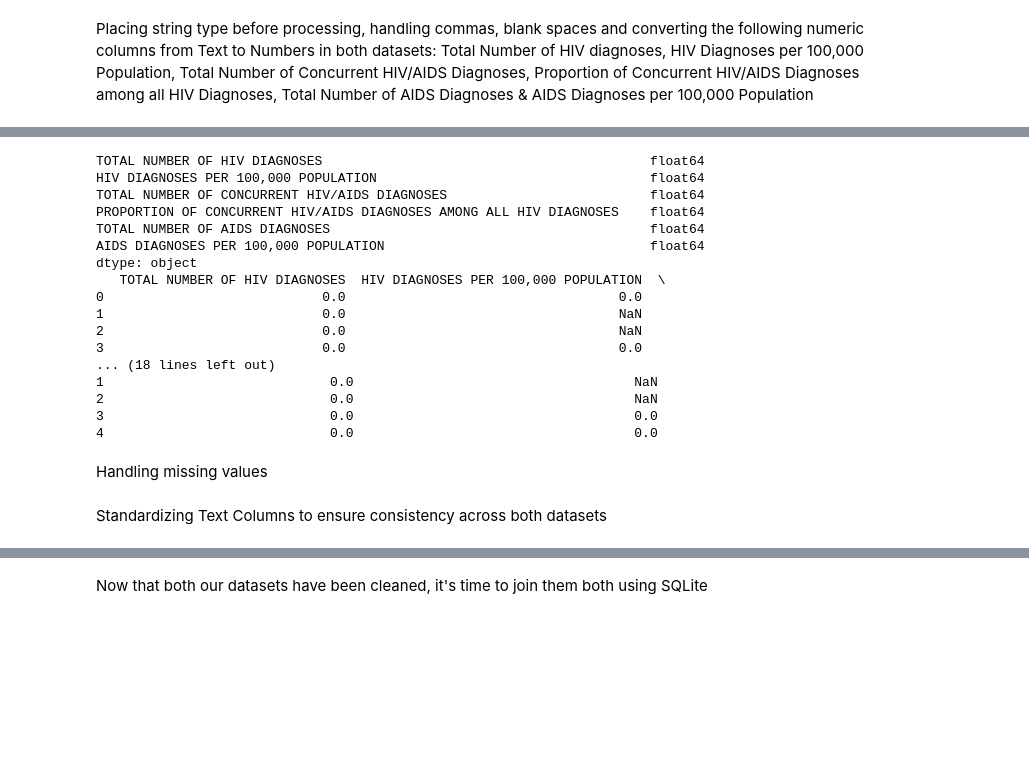
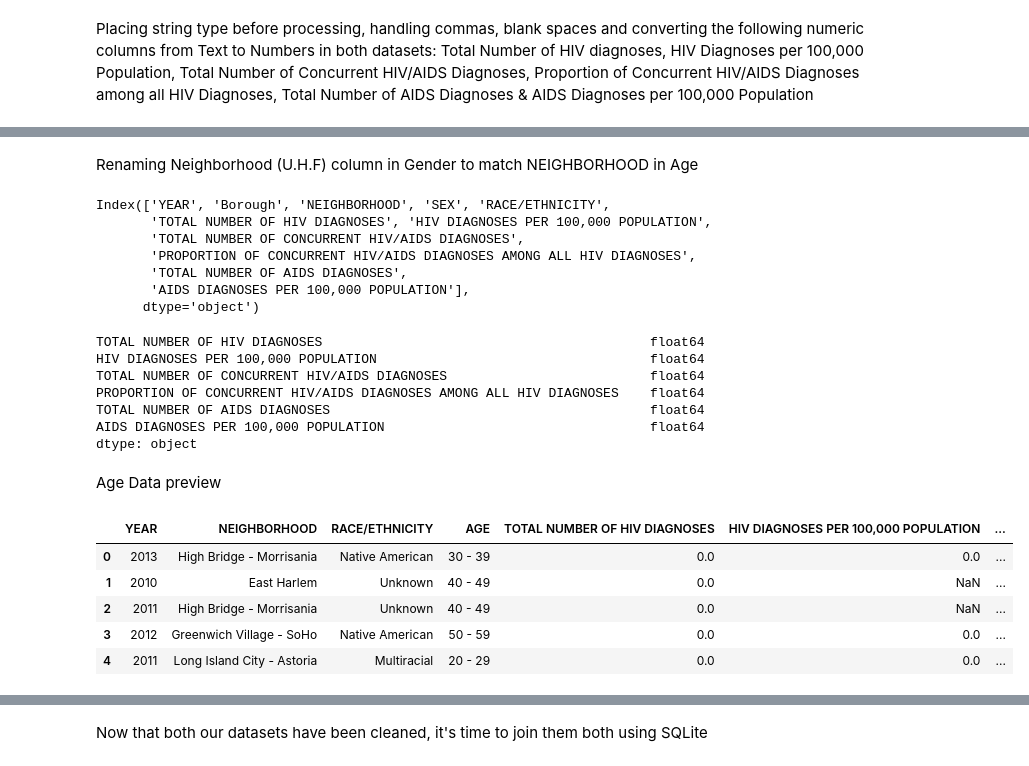
Before and after one commit to Victoire03/HIV-infections-in-New-York-City, a Jupyter notebook: Data_analysis.ipynb, the cells around one changed output, grey strips where cells are left out. Saved outputs shown, nothing was run; the diff lists cells and outputs as text; code cells hidden in the pictures; blank space fills up the shorter version.

```diff
--- a/Data_analysis.ipynb
+++ b/Data_analysis.ipynb
@@ -64,0 +66,4 @@ df_Gender.shape
+# %%
+#Slicing the number of rows in Age to match Gender
+df_Age = df_Age.head(8976).copy()
+df_Age.shape
@@ -134,3 +175,16 @@ dtype: object
+# %% [markdown]
+Renaming Neighborhood (U.H.F) column in Gender to match NEIGHBORHOOD in Age
+# %%
+df_Gender.rename(columns={"Neighborhood (U.H.F)": "NEIGHBORHOOD"}, inplace=True)
+df_Gender.columns
+# %% [output]
+Index(['YEAR', 'Borough', 'NEIGHBORHOOD', 'SEX', 'RACE/ETHNICITY',
+       'TOTAL NUMBER OF HIV DIAGNOSES', 'HIV DIAGNOSES PER 100,000 POPULATION',
+       'TOTAL NUMBER OF CONCURRENT HIV/AIDS DIAGNOSES',
+       'PROPORTION OF CONCURRENT HIV/AIDS DIAGNOSES AMONG ALL HIV DIAGNOSES',
+       'TOTAL NUMBER OF AIDS DIAGNOSES',
+       'AIDS DIAGNOSES PER 100,000 POPULATION'],
+      dtype='object')
 # %%
 # Converting the grouped by Age dataset columns to numeric, handling errors and strings with commas
 
@@ -149,7 +203,7 @@ for col in columns_to_convert:
 
 print(df_Age[columns_to_convert].dtypes)
 
-print(df_Age[columns_to_convert].head())
+#print(df_Age[columns_to_convert].head())
 # %% [output]
 TOTAL NUMBER OF HIV DIAGNOSES                                          float64
 HIV DIAGNOSES PER 100,000 POPULATION                                   float64
@@ -158,17 +212,18 @@ PROPORTION OF CONCURRENT HIV/AIDS DIAGNOSES AMONG ALL HIV DIAGNOSES    float64
 TOTAL NUMBER OF AIDS DIAGNOSES                                         float64
 AIDS DIAGNOSES PER 100,000 POPULATION                                  float64
 dtype: object
-   TOTAL NUMBER OF HIV DIAGNOSES  HIV DIAGNOSES PER 100,000 POPULATION  \
-0                            0.0                                   0.0
-1                            0.0                                   NaN
-2                            0.0                                   NaN
-3                            0.0                                   0.0
-... (18 lines left out)
-1                             0.0                                    NaN
-2                             0.0                                    NaN
-3                             0.0                                    0.0
-4                             0.0                                    0.0
 # %% [markdown]
-Handling missing values
+Age Data preview
-# %% [markdown]
-Standardizing Text Columns to ensure consistency across both datasets
+# %%
+pd.set_option('display.max_rows', 50)     # Show up to 100 rows
+pd.set_option('display.max_columns', 11)   # Show up to 11 columns
+df_Age.head()
+
+#df_Age.iloc[54]
+# %% [output]
+|  | YEAR | NEIGHBORHOOD | RACE/ETHNICITY | AGE | TOTAL NUMBER OF HIV DIAGNOSES | HIV DIAGNOSES PER 100,000 POPULATION | ... |
+| 0 | 2013 | High Bridge - Morrisania | Native American | 30 - 39 | 0.0 | 0.0 | ... |
+| 1 | 2010 | East Harlem | Unknown | 40 - 49 | 0.0 | NaN | ... |
+| 2 | 2011 | High Bridge - Morrisania | Unknown | 40 - 49 | 0.0 | NaN | ... |
+| 3 | 2012 | Greenwich Village - SoHo | Native American | 50 - 59 | 0.0 | 0.0 | ... |
+| 4 | 2011 | Long Island City - Astoria | Multiracial | 20 - 29 | 0.0 | 0.0 | ... |
```
Also changed, not shown: parts of 10 cells of this notebook, 2 other files.
